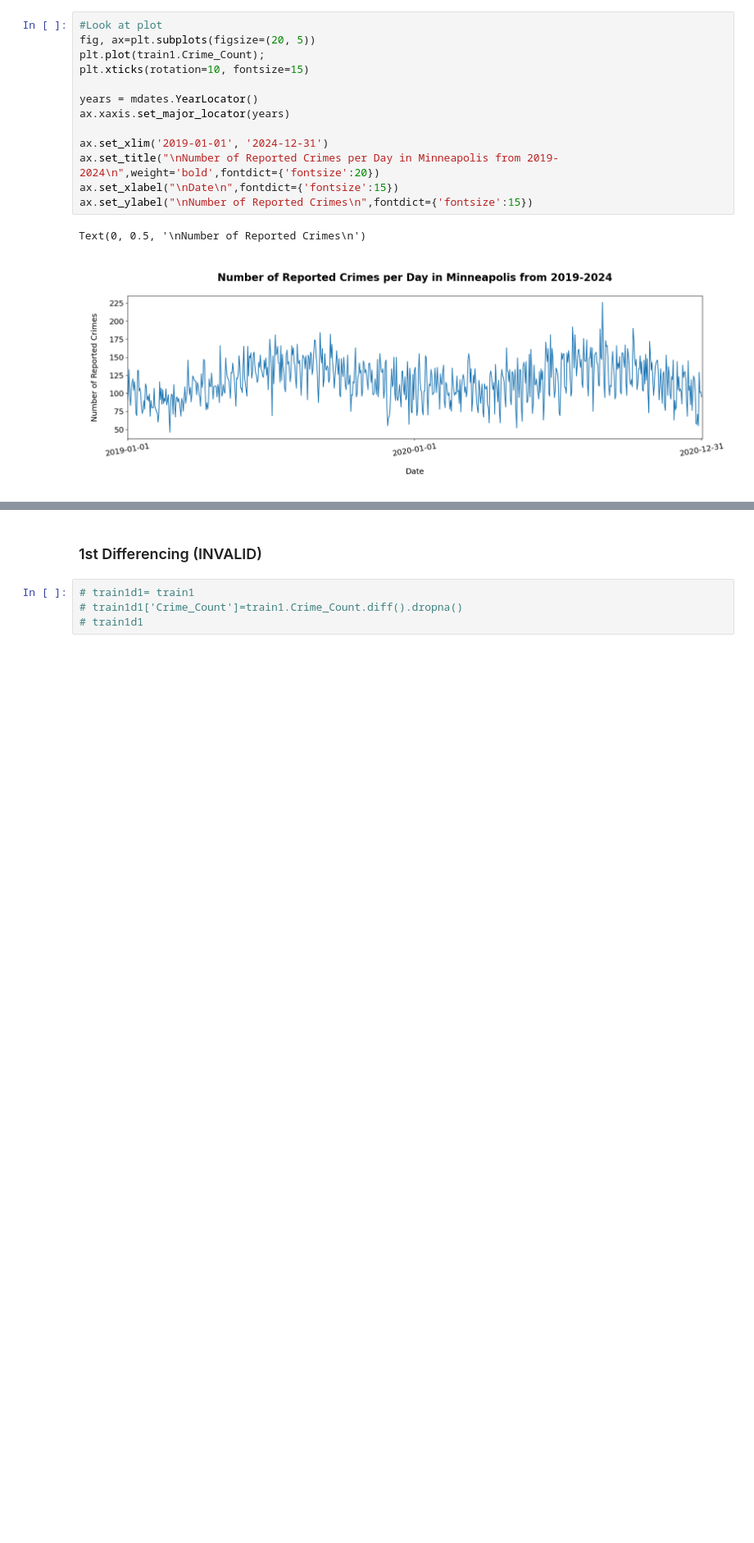
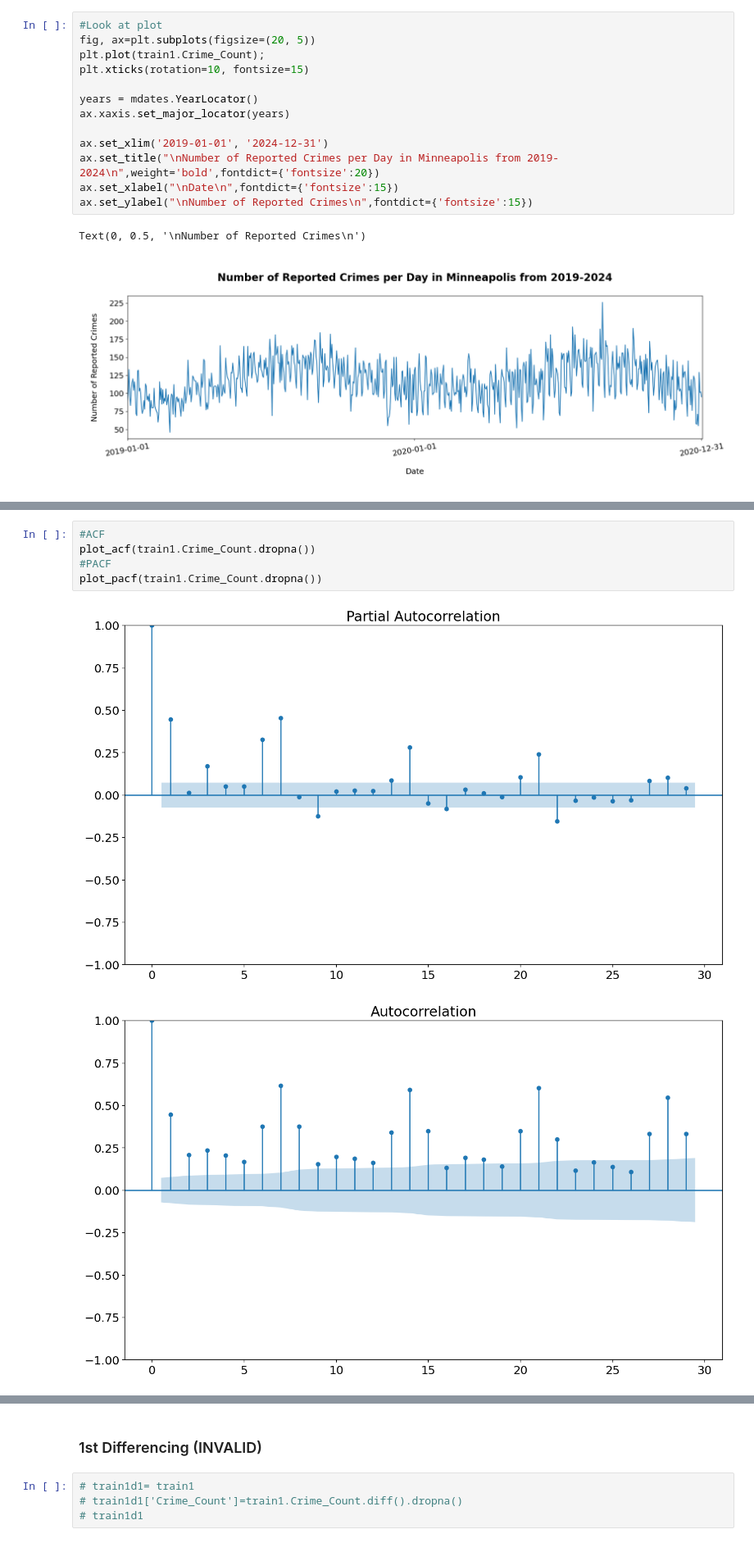
Before and after one commit to Hajar0Ahmed/Time-Series-Crime-Forecasting-Minneapolis, a Jupyter notebook: notebooks/Data_analysis.ipynb, the cells around one changed output, grey strips where cells are left out. Shown at 82% size. Cells and saved outputs as stored; diff of their text form; blank space fills up the shorter version.

```diff
--- a/notebooks/Data_analysis.ipynb
+++ b/notebooks/Data_analysis.ipynb
@@ -118,0 +132,8 @@ adfuller(train1) #Non-Stationary
+# %%
+#ACF
+plot_acf(train1.Crime_Count.dropna())
+#PACF
+plot_pacf(train1.Crime_Count.dropna())
+# %% [output]
+[figure, added]
+[figure, added]
```
Also changed, not shown: parts of 17 cells of this notebook.
